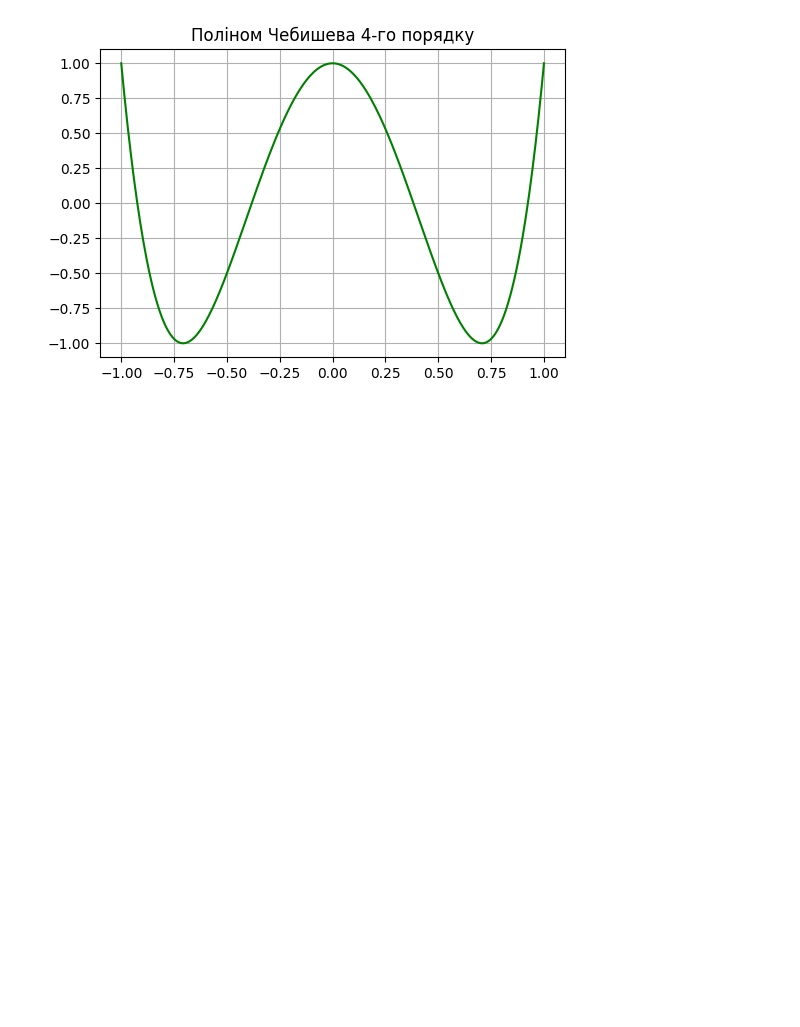
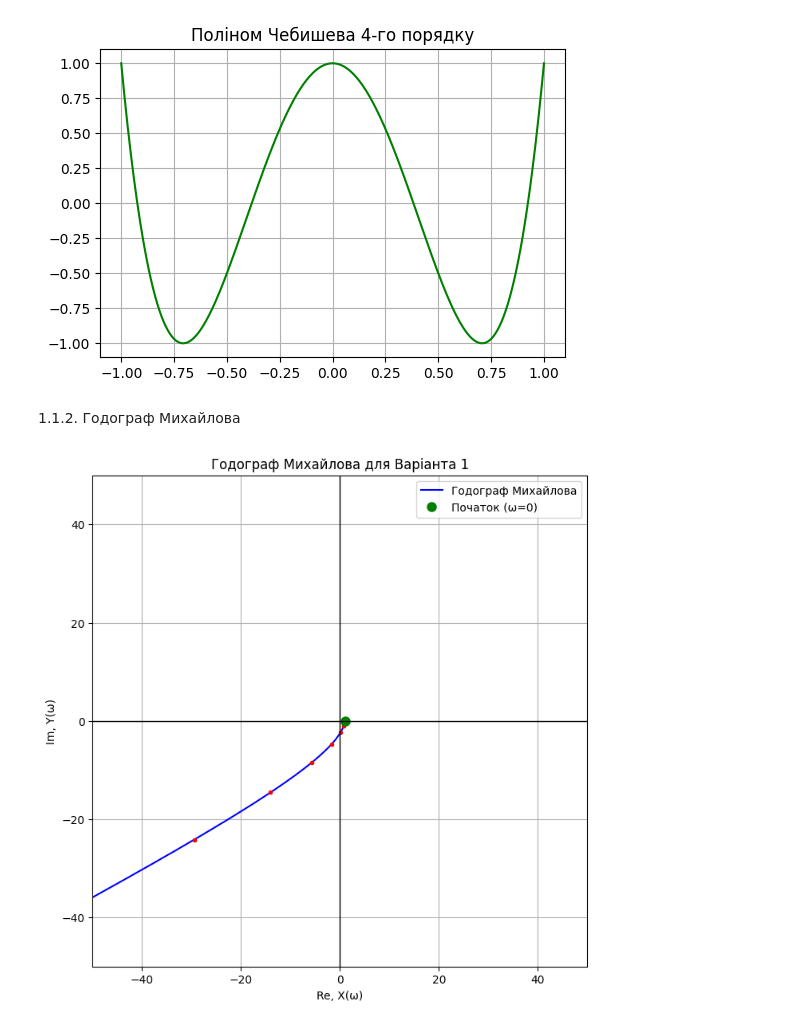
Before and after one commit to smir-nat/Mat-model, a Jupyter notebook: lab_1.ipynb, the cells around one changed output. Drawn from its saved outputs; the diff is of its cells as text; code cells hidden in the pictures; blank space fills up the shorter version.

```diff
--- a/lab_1.ipynb
+++ b/lab_1.ipynb
@@ -54,3 +54,39 @@ plt.show()
 [figure]
 [figure]
 [figure]
+# %% [markdown]
+1.1.2. Годограф Михайлова
+# %%
+import numpy as np
+import matplotlib.pyplot as plt
+
+coeffs = [1, 5, 0, 0, 7, 0, 1, 1]
+
+omega = np.linspace(0, 3, 1000)
+
+p = 1j * omega
+D_iw = np.polyval(coeffs, p)
+
+X = np.real(D_iw)
+Y = np.imag(D_iw)
+
+plt.figure(figsize=(8, 8))
+plt.plot(X, Y, 'b-', label='Годограф Михайлова')
+
+plt.plot(X[::50], Y[::50], 'ro', markersize=3)
+plt.plot(X[0], Y[0], 'go', markersize=8, label='Початок (ω=0)')
+
+plt.axhline(0, color='black', linewidth=1)
+plt.axvline(0, color='black', linewidth=1)
+plt.grid(True)
+plt.xlabel('Re, X(ω)')
+plt.ylabel('Im, Y(ω)')
+plt.title('Годограф Михайлова для Варіанта 1')
+plt.legend()
+
+plt.xlim(-50, 50)
+plt.ylim(-50, 50)
+
+plt.show()
+# %% [output]
+[figure, added]
```
